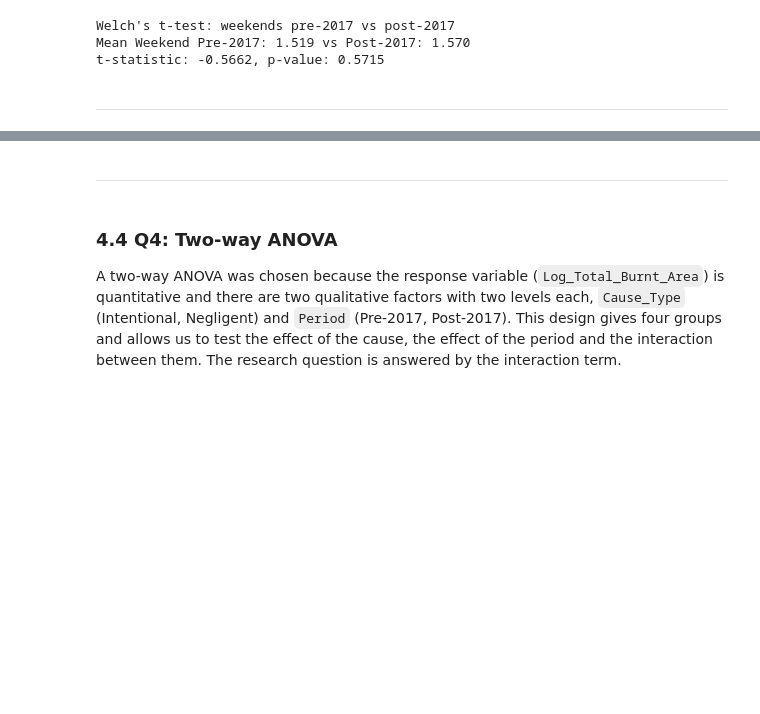
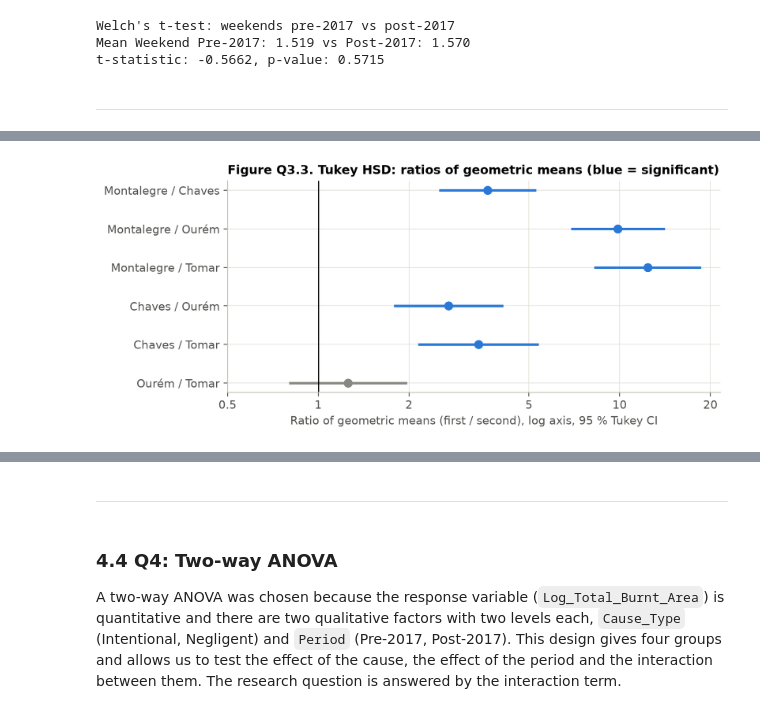
Before and after one commit to isabelamer/FCED_project, a Jupyter notebook: wildfires.ipynb, the cells around one changed output, grey strips where cells are left out. Cells and saved outputs as stored; diff of their text form; code cells hidden in the pictures; blank space fills up the shorter version.

```diff
--- a/wildfires.ipynb
+++ b/wildfires.ipynb
@@ -889,0 +626,6 @@ The points below are descriptive only.
+# %%
+from statsmodels.stats.oneway import anova_oneway    # Welch ANOVA (not in the shared setup cell)
+STUDY_YEARS = (2018, 2025)
+Y = "Total_Burnt_Area"                               # final burnt area per fire (ha)
+DATA_DIR = processed                                 # path defined in the shared setup cell (Section 2.3)
+COLORS = PAL_MUN                                     # same colours as the shared municipality palette
@@ -1631,13 +1197,0 @@ Significant pairs: 5 of 6
-# %%
-fig, ax = plt.subplots(figsize=(9, 4.5))
-ypos = np.arange(len(posthoc))[::-1]
-for y_, (name, r) in zip(ypos, posthoc.iterrows()):
-    col = BLUE if r["significant (0.05)"] else "#898781"
-    ax.plot([r["95% CI ratio low"], r["95% CI ratio high"]], [y_, y_], color=col, linewidth=2.2)
-    ax.scatter(r["ratio of geometric means"], y_, s=55, color=col, zorder=3, edgecolor=SURFACE, linewidth=1.5)
-ax.axvline(1, color=INK, linestyle="--", linewidth=1)
-ax.set_xscale("log"); ax.set_yticks(ypos); ax.set_yticklabels(posthoc.index)
-ax.set_xlabel("Ratio of geometric means of burnt area (first / second), log scale, 95 % Tukey CI")
-ax.set_title("Figure Q3.6: Pairwise ratios of geometric-mean burnt area per fire", pad=16)
-ax.text(0.99, 1.02, "Blue = significant after Tukey adjustment · grey = not significant", transform=ax.transAxes, ha="right", fontsize=8, color=MUTED)
-plt.tight_layout(); plt.show()
@@ -1765,0 +1343,32 @@ Welch on ln(area): F(3, 1238) = 142.8; Kruskal-Wallis H = 376.0
+# %%
+tk = stats.tukey_hsd(*ln_groups)
+ci = tk.confidence_interval(confidence_level=0.95)
+order = np.argsort([-x.mean() for x in ln_groups])            # larger geometric mean first
+
+rows = []
+for a_pos in range(k):
+    for b_pos in range(a_pos + 1, k):
+        i, j = order[a_pos], order[b_pos]
+        rows.append({"comparison": f"{MUNICIPALITIES[i]} / {MUNICIPALITIES[j]}",
+                     "difference in ln(area)": tk.statistic[i, j], "ratio of geometric means": np.exp(tk.statistic[i, j]),
+                     "95% CI low": np.exp(ci.low[i, j]), "95% CI high": np.exp(ci.high[i, j]),
+                     "adjusted p": tk.pvalue[i, j], "significant": tk.pvalue[i, j] < 0.05,
+                     "P(first > second)": stats.mannwhitneyu(raw_groups[i], raw_groups[j]).statistic
+                                          / (len(raw_groups[i]) * len(raw_groups[j]))})
+posthoc = pd.DataFrame(rows).set_index("comparison")
+display(posthoc.round(3).assign(**{"adjusted p": posthoc["adjusted p"].map(lambda v: "< 0.0001" if v < 1e-4 else f"{v:.4f}")}))
+
+# Figure Q3.3 - ratios of geometric means with 95 % Tukey confidence intervals
+fig, ax = plt.subplots(figsize=(8, 3.6))
+ypos = np.arange(len(posthoc))[::-1]
+for y_, (_, r) in zip(ypos, posthoc.iterrows()):
+    col = "#2a78d6" if r["significant"] else "#898781"
+    ax.plot([r["95% CI low"], r["95% CI high"]], [y_, y_], color=col, linewidth=2.2)
+    ax.scatter(r["ratio of geometric means"], y_, s=50, color=col, zorder=3)
+ax.axvline(1, color="black", linewidth=1)
+ax.set_xscale("log"); ax.set_yticks(ypos, posthoc.index)
+ax.set_xticks([0.5, 1, 2, 5, 10, 20], ["0.5", "1", "2", "5", "10", "20"]); ax.minorticks_off()
+ax.set_xlabel("Ratio of geometric means (first / second), log axis, 95 % Tukey CI")
+ax.set_title("Figure Q3.3. Tukey HSD: ratios of geometric means (blue = significant)")
+plt.tight_layout(); plt.show()
+# %% [output]
@@ -1765,0 +1383 @@ Welch on ln(area): F(3, 1238) = 142.8; Kruskal-Wallis H = 376.0
+[figure, added]
```
Also changed, not shown: parts of 67 cells of this notebook.
